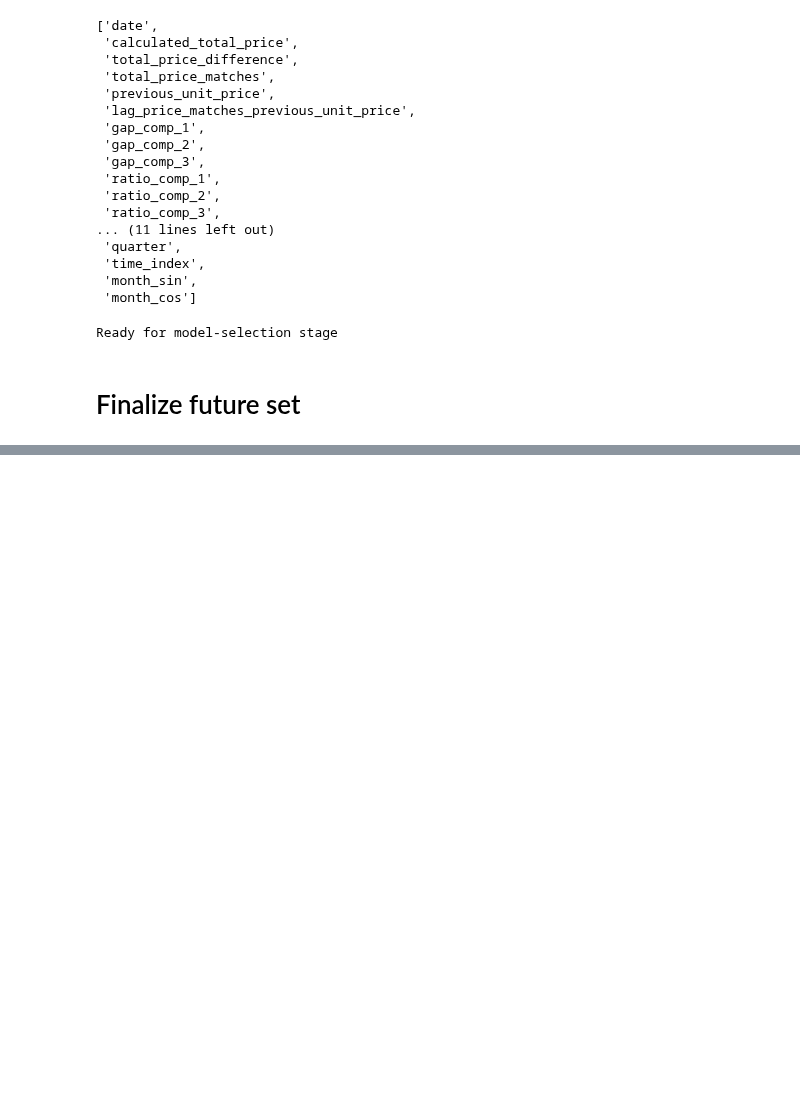
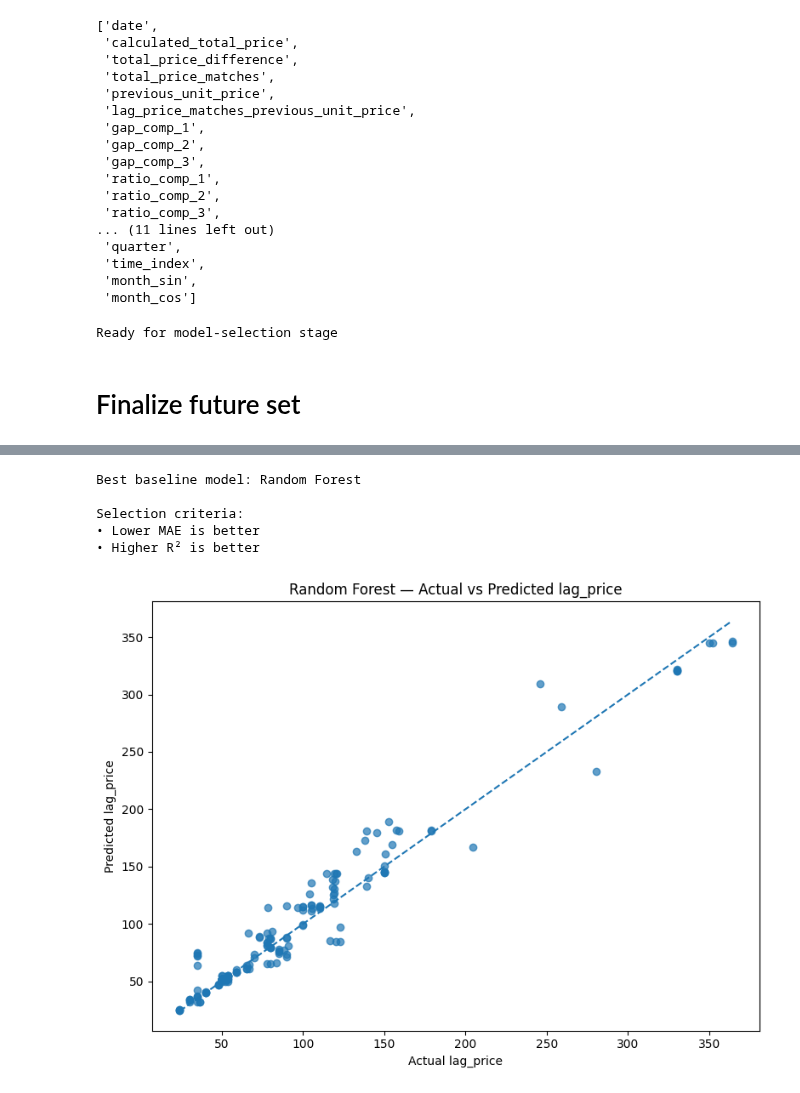
Before and after one commit to awwashreeadarsh19/Intern-project_1-Retail_Pricing, a Jupyter notebook: main.ipynb, the cells around one changed output, grey strips where cells are left out. Drawn from its saved outputs; the diff is of its cells as text; code cells hidden in the pictures; blank space fills up the shorter version.

```diff
--- a/main.ipynb
+++ b/main.ipynb
@@ -3292,0 +3650,6 @@ Ready for model-selection stage
+# %%
+# TRAIN THE RIDGE MODEL
+
+ridge_model.fit(X_train, y_train)
+
+print("Ridge model trained successfully.")
@@ -3292,0 +3710,6 @@ Ready for model-selection stage
+# %%
+# TRAIN RANDOM FOREST
+
+rf_model.fit(X_train, y_train)
+
+print("Random Forest model trained successfully.")
@@ -3292,0 +3718,7 @@ Ready for model-selection stage
+# %%
+# RANDOM FOREST PREDICTIONS
+
+rf_predictions = rf_model.predict(X_test)
+
+print("First 10 Random Forest predictions:")
+print(rf_predictions[:10])
@@ -3292,0 +3772,51 @@ Ready for model-selection stage
+# %%
+# BEST MODEL
+
+best_model_name = model_comparison.loc[0, "Model"]
+
+print("Best baseline model:", best_model_name)
+
+print("\nSelection criteria:")
+print("• Lower MAE is better")
+print("• Higher R² is better")
+# %% [output]
+Best baseline model: Random Forest
+
+Selection criteria:
+• Lower MAE is better
+• Higher R² is better
+# %%
+# ACTUAL VS PREDICTED
+
+plt.figure(figsize=(8, 6))
+
+plt.scatter(
+    y_test,
+    rf_predictions,
+    alpha=0.7
+)
+
+min_value = min(
+    y_test.min(),
+    rf_predictions.min()
+)
+
+max_value = max(
+    y_test.max(),
+    rf_predictions.max()
+)
+
+plt.plot(
+    [min_value, max_value],
+    [min_value, max_value],
+    linestyle="--"
+)
+
+plt.xlabel("Actual lag_price")
+plt.ylabel("Predicted lag_price")
+plt.title("Random Forest — Actual vs Predicted lag_price")
+
+plt.tight_layout()
+plt.show()
+# %% [output]
+[figure, added]
```
Also changed, not shown: parts of 30 cells of this notebook.
